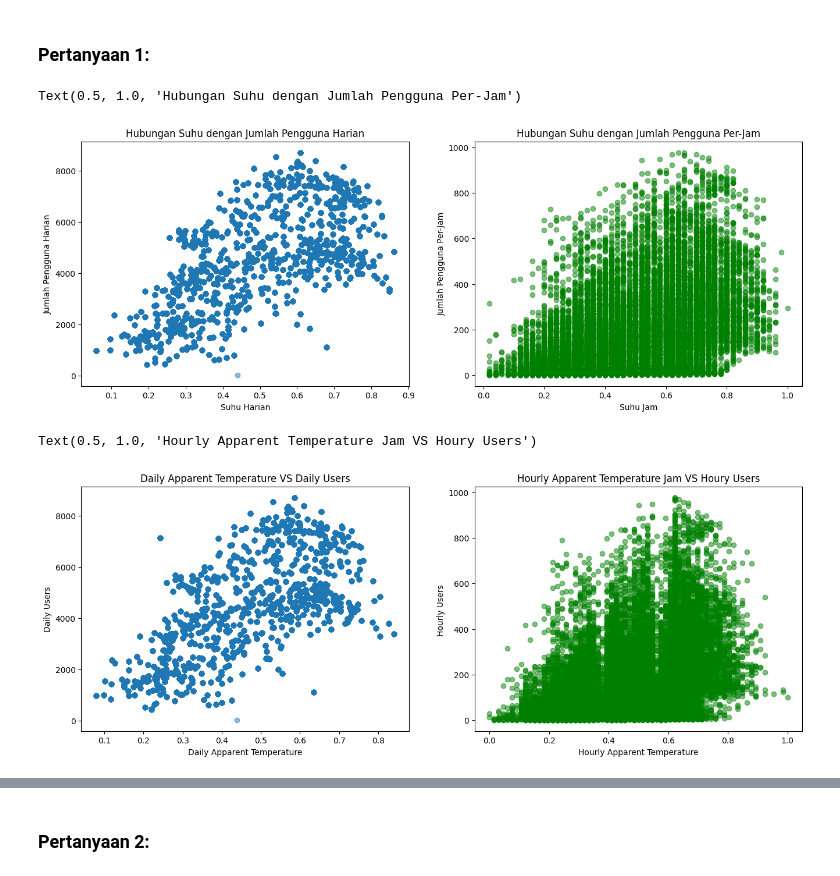
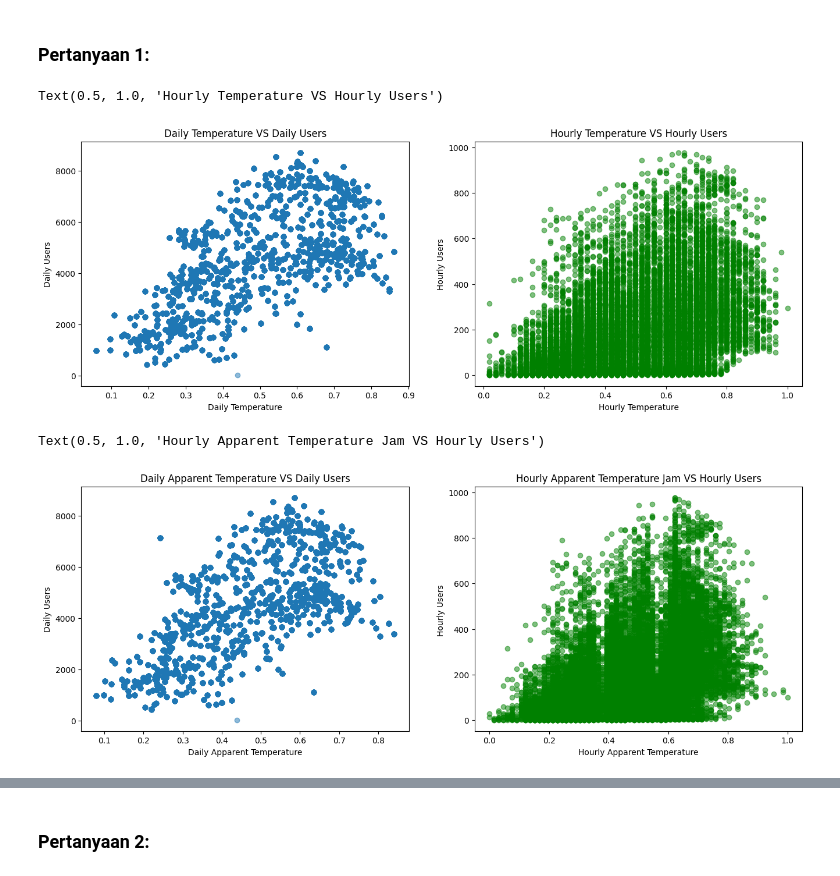
Before and after one commit to ArinBisa123/analysis-bike-sharing, a Jupyter notebook: Submission_Proyek_Analisis_Data.ipynb, the cells around one changed output, grey strips where cells are left out. Cells and saved outputs as stored; diff of their text form; code cells hidden in the pictures.

```diff
--- a/Submission_Proyek_Analisis_Data.ipynb
+++ b/Submission_Proyek_Analisis_Data.ipynb
@@ -260,3 +260,13 @@ Data columns (total 32 columns):
  31  cnt_hourly         17379 non-null  int64
 dtypes: datetime64[ns](1), float64(8), int64(23)
 memory usage: 4.2 MB
+# %%
+def denormalized_temp_hourly(normalized_temp):
+    t_min = -8
+    t_max = 39
+    return normalized_temp * (t_max - t_min) + t_min
+
+bike_sharing_merge_df['denormalized_temp_hourly'] = bike_sharing_merge_df['temp_hourly'].apply(denormalized_temp_hourly)
+print(bike_sharing_merge_df['denormalized_temp_hourly'].head())
+print(f"Suhu maksimum: {denormalized_temp_hourly(bike_sharing_merge_df['temp_hourly'].max()):.2f}°C")
+print(f"Suhu minimum: {denormalized_temp_hourly(bike_sharing_merge_df['temp_hourly'].min()):.2f}°C")
@@ -262,0 +282,10 @@ memory usage: 4.2 MB
+# %%
+def denormalized_atemp_hourly(normalized_atemp):
+    t_min = -16
+    t_max = 50
+    return normalized_atemp * (t_max - t_min) + t_min
+
+bike_sharing_merge_df['denormalized_atemp_hourly'] = bike_sharing_merge_df['atemp_hourly'].apply(denormalized_atemp_hourly)
+print(bike_sharing_merge_df['denormalized_atemp_hourly'].head())
+print(f"Suhu maksimum: {denormalized_atemp_hourly(bike_sharing_merge_df['atemp_hourly'].max()):.2f}°C")
+print(f"Suhu minimum: {denormalized_atemp_hourly(bike_sharing_merge_df['atemp_hourly'].min()):.2f}°C")
@@ -262,0 +301,10 @@ memory usage: 4.2 MB
+# %%
+def denormalized_hum_hourly(normalized_atemp):
+    t_min = -16
+    t_max = 50
+    return normalized_atemp * (t_max - t_min) + t_min
+
+bike_sharing_merge_df['denormalized_atemp_hourly'] = bike_sharing_merge_df['atemp_hourly'].apply(denormalized_atemp_hourly)
+print(bike_sharing_merge_df['denormalized_atemp_hourly'].head())
+print(f"Suhu maksimum: {denormalized_atemp_hourly(bike_sharing_merge_df['atemp_hourly'].max()):.2f}°C")
+print(f"Suhu minimum: {denormalized_atemp_hourly(bike_sharing_merge_df['atemp_hourly'].min()):.2f}°C")
@@ -370,40 +494,36 @@ Kolom waktu (hr) hanya terdapat pada dataset hour. Waktu (hr) memiliki korelasi
 # %%
 # Visualisasi
 plt.figure(figsize=(16, 12))
 
-# Subplot 1: Line Chart Suhu Harian vs Jumlah Pengguna
 plt.subplot(2,2, 3)
 plt.scatter(bike_sharing_merge_df['temp_daily'], bike_sharing_merge_df['cnt_daily'], alpha=0.5)
-plt.xlabel('Suhu Harian')
-plt.ylabel('Jumlah Pengguna Harian')
-plt.title('Hubungan Suhu dengan Jumlah Pengguna Harian')
+plt.xlabel('Daily Temperature')
+plt.ylabel('Daily Users')
+plt.title('Daily Temperature VS Daily Users')
 
-# Subplot 2: Scatter Plot Suhu Jam vs Jumlah Pengguna
 plt.subplot(2, 2, 4)
 plt.scatter(bike_sharing_merge_df['temp_hourly'], bike_sharing_merge_df['cnt_hourly'], alpha=0.5, color='green')
-plt.xlabel('Suhu Jam')
-plt.ylabel('Jumlah Pengguna Per-Jam')
-plt.title('Hubungan Suhu dengan Jumlah Pengguna Per-Jam')
+plt.xlabel('Hourly Temperature')
+plt.ylabel('Hourly Users')
+plt.title('Hourly Temperature VS Hourly Users')
 # %% [output]
-Text(0.5, 1.0, 'Hubungan Suhu dengan Jumlah Pengguna Per-Jam')
+Text(0.5, 1.0, 'Hourly Temperature VS Hourly Users')
-[figure, old version]
+[figure, new version]
 # %%
 # Visualisasi
 plt.figure(figsize=(16, 12))
 
-# Subplot 1: Line Chart Suhu Yang Dirasakan Harian vs Jumlah Pengguna
 plt.subplot(2,2, 3)
 plt.scatter(bike_sharing_merge_df['atemp_daily'], bike_sharing_merge_df['cnt_daily'], alpha=0.5)
 plt.xlabel('Daily Apparent Temperature')
 plt.ylabel('Daily Users')
 plt.title('Daily Apparent Temperature VS Daily Users')
 
-# Subplot 2: Scatter Plot Suhu Jam vs Jumlah Pengguna
 plt.subplot(2, 2, 4)
 plt.scatter(bike_sharing_merge_df['atemp_hourly'], bike_sharing_merge_df['cnt_hourly'], alpha=0.5, color='green')
 plt.xlabel('Hourly Apparent Temperature')
 plt.ylabel('Hourly Users ')
-plt.title('Hourly Apparent Temperature Jam VS Houry Users')
+plt.title('Hourly Apparent Temperature Jam VS Hourly Users')
 # %% [output]
-Text(0.5, 1.0, 'Hourly Apparent Temperature Jam VS Houry Users')
+Text(0.5, 1.0, 'Hourly Apparent Temperature Jam VS Hourly Users')
 [figure]
```
Also changed, not shown: parts of 35 cells of this notebook, 2 other files.
